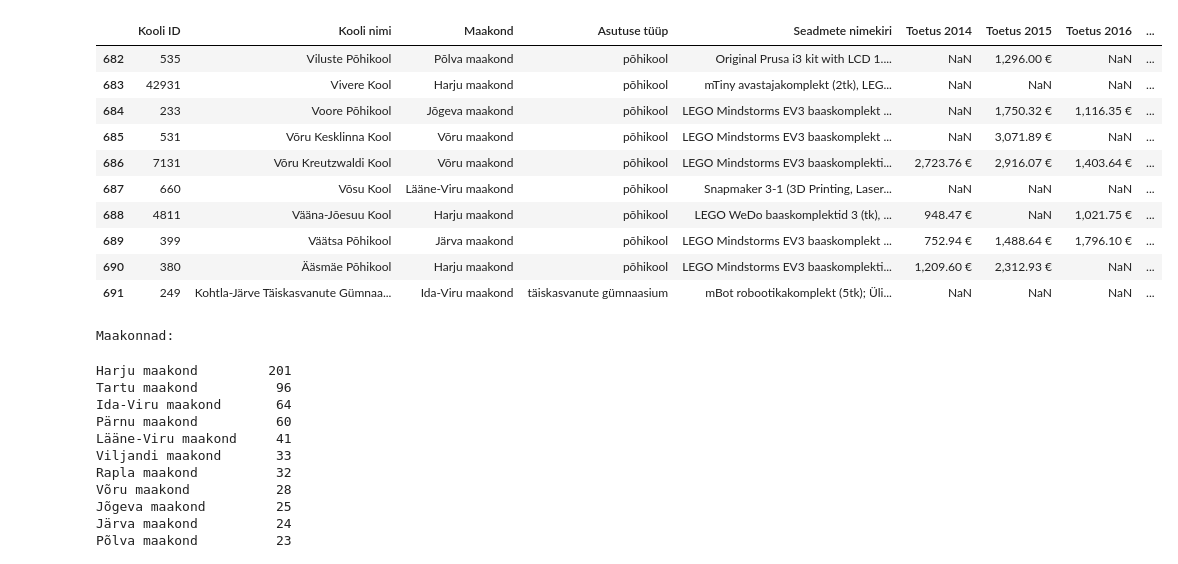
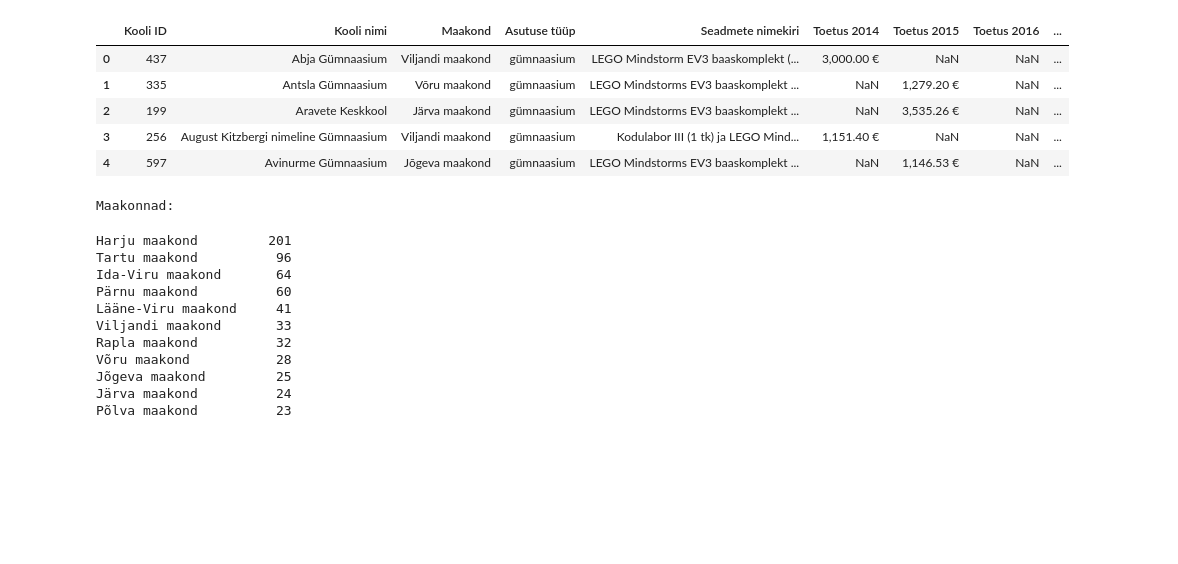
Before and after one commit to kaupohumal/IDS_project, a Jupyter notebook: Project code/Project notebook.ipynb, the cells around one changed output. Saved outputs shown, nothing was run; the diff lists cells and outputs as text; code cells hidden in the pictures; blank space fills up the shorter version.

```diff
--- a/Project code/Project notebook.ipynb
+++ b/Project code/Project notebook.ipynb
@@ -1,27 +1,22 @@
 # %%
 import numpy as np
 import pandas as pd
 from IPython.core.interactiveshell import InteractiveShell
 InteractiveShell.ast_node_interactivity = "all"
 
 data = pd.read_csv("data.tsv", skipinitialspace = True, sep = "\t")
 
+#non-relevant rows
+data.drop(data.tail(5).index, inplace=True)
+
 data.head()
-data.tail(10)
-data.drop(data.tail(5).index, inplace=True)
-data.tail(10)
 # %% [output]
 |  | Kooli ID | Kooli nimi | Maakond | Asutuse tüüp | Seadmete nimekiri | Toetus 2014 | Toetus 2015 | Toetus 2016 | ... |
-| 682 | 535 | Viluste Põhikool | Põlva maakond | põhikool | Original Prusa i3 kit with LCD 1.... | NaN | 1,296.00 € | NaN | ... |
-| 683 | 42931 | Vivere Kool | Harju maakond | põhikool | mTiny avastajakomplekt (2tk), LEG... | NaN | NaN | NaN | ... |
-| 684 | 233 | Voore Põhikool | Jõgeva maakond | põhikool | LEGO Mindstorms EV3 baaskomplekt ... | NaN | 1,750.32 € | 1,116.35 € | ... |
-| 685 | 531 | Võru Kesklinna Kool | Võru maakond | põhikool | LEGO Mindstorms EV3 baaskomplekt ... | NaN | 3,071.89 € | NaN | ... |
-| 686 | 7131 | Võru Kreutzwaldi Kool | Võru maakond | põhikool | LEGO Mindstorms EV3 baaskomplekti... | 2,723.76 € | 2,916.07 € | 1,403.64 € | ... |
-| 687 | 660 | Võsu Kool | Lääne-Viru maakond | põhikool | Snapmaker 3-1 (3D Printing, Laser... | NaN | NaN | NaN | ... |
-| 688 | 4811 | Vääna-Jõesuu Kool | Harju maakond | põhikool | LEGO WeDo baaskomplektid 3 (tk), ... | 948.47 € | NaN | 1,021.75 € | ... |
-| 689 | 399 | Väätsa Põhikool | Järva maakond | põhikool | LEGO Mindstorms EV3 baaskomplekt ... | 752.94 € | 1,488.64 € | 1,796.10 € | ... |
-| 690 | 380 | Ääsmäe Põhikool | Harju maakond | põhikool | LEGO Mindstorms EV3 baaskomplekti... | 1,209.60 € | 2,312.93 € | NaN | ... |
-| 691 | 249 | Kohtla-Järve Täiskasvanute Gümnaa... | Ida-Viru maakond | täiskasvanute gümnaasium | mBot robootikakomplekt (5tk); Üli... | NaN | NaN | NaN | ... |
+| 0 | 437 | Abja Gümnaasium | Viljandi maakond | gümnaasium | LEGO Mindstorm EV3 baaskomplekt (... | 3,000.00 € | NaN | NaN | ... |
+| 1 | 335 | Antsla Gümnaasium | Võru maakond | gümnaasium | LEGO Mindstorms EV3 baaskomplekt ... | NaN | 1,279.20 € | NaN | ... |
+| 2 | 199 | Aravete Keskkool | Järva maakond | gümnaasium | LEGO Mindstorms EV3 baaskomplekt ... | NaN | 3,535.26 € | NaN | ... |
+| 3 | 256 | August Kitzbergi nimeline Gümnaasium | Viljandi maakond | gümnaasium | Kodulabor III (1 tk) ja LEGO Mind... | 1,151.40 € | NaN | NaN | ... |
+| 4 | 597 | Avinurme Gümnaasium | Jõgeva maakond | gümnaasium | LEGO Mindstorms EV3 baaskomplekt ... | NaN | 1,146.53 € | NaN | ... |
 # %%
 #Translations of column names:
 
```
Also changed, not shown: parts of 6 cells of this notebook.
